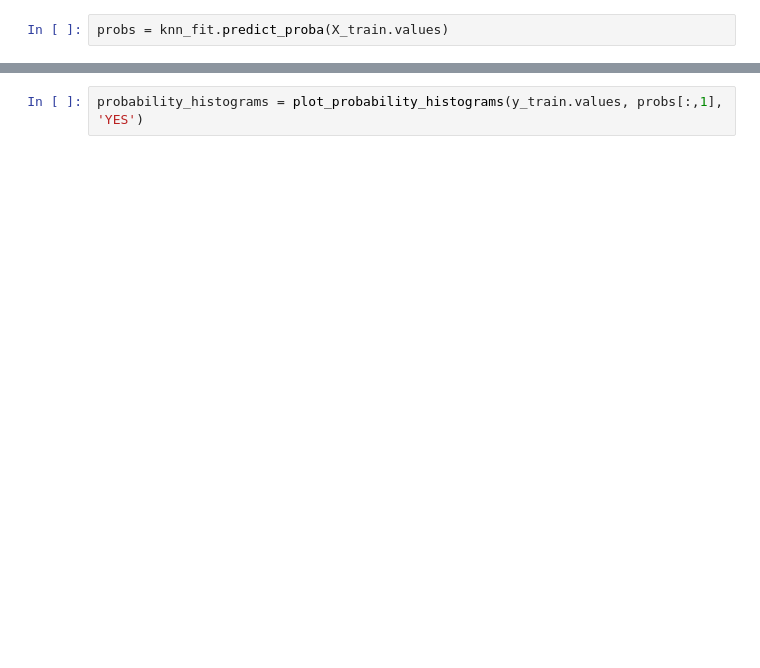
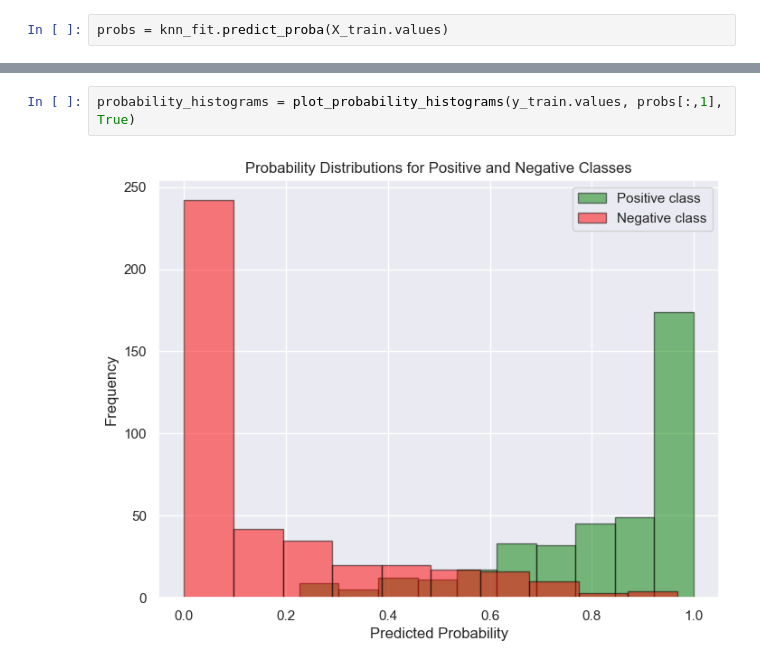
Before and after one commit to ICAI-IMAT-ML/p2-2-Pelayo64, a Jupyter notebook: notebook/Lab_2_2_kNN.ipynb, the cells around one changed output, grey strips where cells are left out. Saved outputs shown, nothing was run; the diff lists cells and outputs as text; blank space fills up the shorter version.

```diff
--- a/notebook/Lab_2_2_kNN.ipynb
+++ b/notebook/Lab_2_2_kNN.ipynb
@@ -101,3 +127,5 @@ calibration_curve = plot_calibration_curve(y_train.values, probs[:,1], 'YES')
 # %%
-probability_histograms = plot_probability_histograms(y_train.values, probs[:,1], 'YES')
+probability_histograms = plot_probability_histograms(y_train.values, probs[:,1], True)
+# %% [output]
+[figure, added]
 # %%
```
Also changed, not shown: parts of 8 cells of this notebook.
